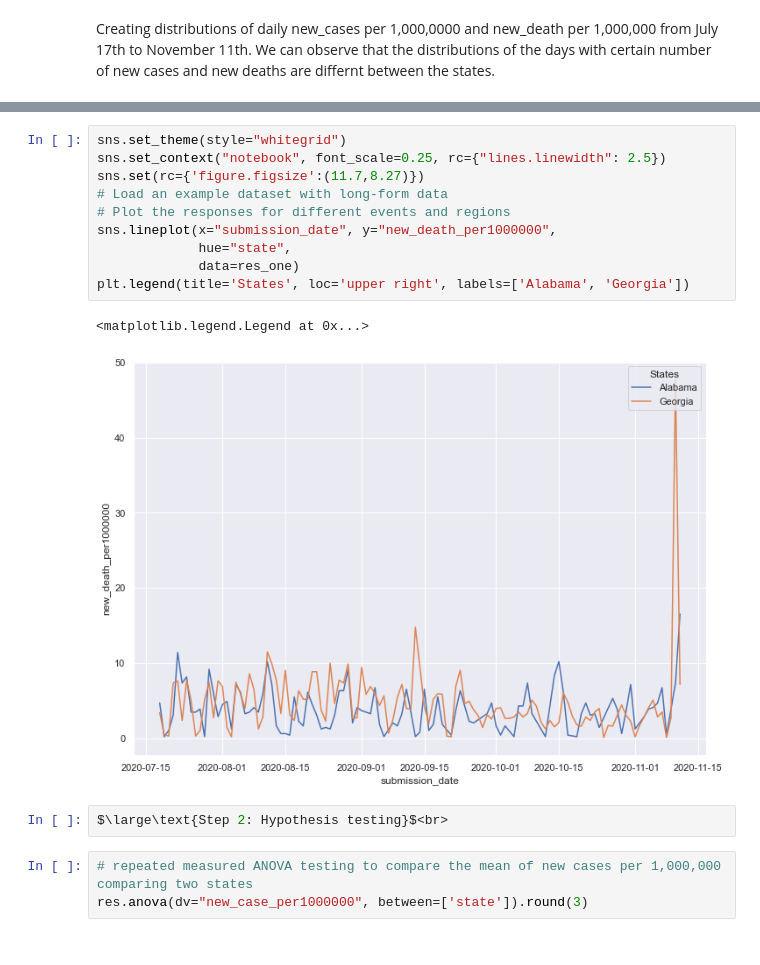
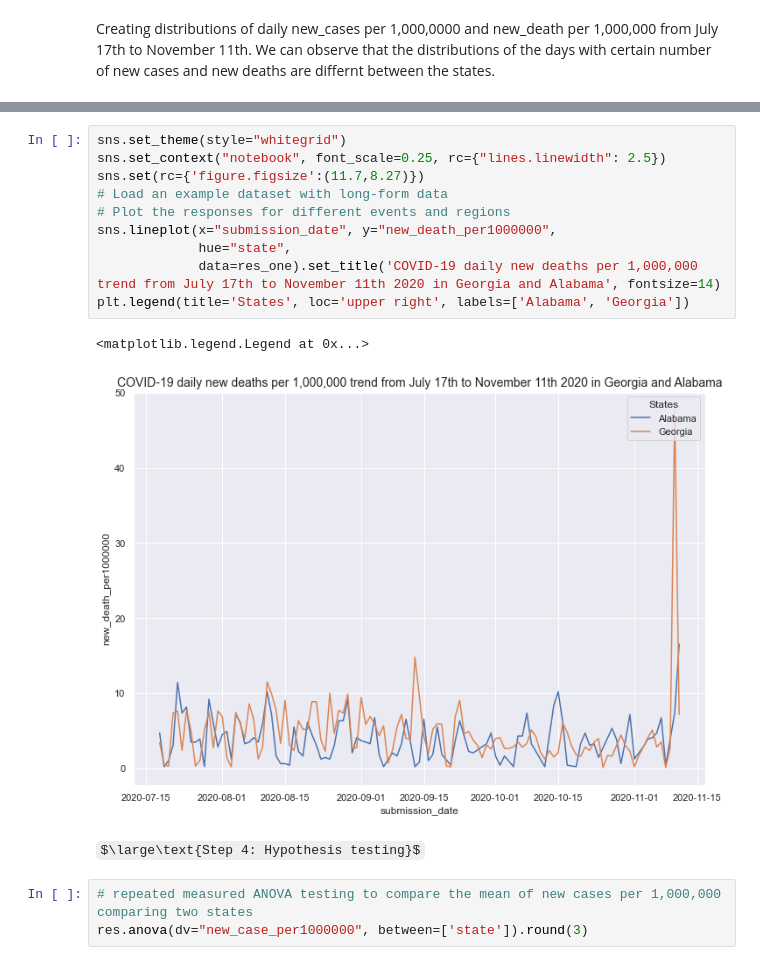
Before and after one commit to dibay/mask-wearing-policy-COVID-19-burden, a Jupyter notebook: Data-512-final.ipynb, the cells around one changed output, grey strips where cells are left out. Saved outputs shown, nothing was run; the diff lists cells and outputs as text; some formulas as TeX source.

```diff
--- a/Data-512-final.ipynb
+++ b/Data-512-final.ipynb
@@ -278,18 +284,18 @@ sns.lineplot(x="submission_date", y="new_case_per1000000",
 # %%
 sns.set_theme(style="whitegrid")
 sns.set_context("notebook", font_scale=0.25, rc={"lines.linewidth": 2.5})
 sns.set(rc={'figure.figsize':(11.7,8.27)})
 # Load an example dataset with long-form data
 # Plot the responses for different events and regions
 sns.lineplot(x="submission_date", y="new_death_per1000000",
              hue="state",
-             data=res_one)
+             data=res_one).set_title('COVID-19 daily new deaths per 1,000,000 trend from July 17th to November 11th 2020 in Georgia and Alabama', fontsize=14)
 plt.legend(title='States', loc='upper right', labels=['Alabama', 'Georgia'])
 # %% [output]
 <matplotlib.legend.Legend at 0x...>
-[figure, old version]
+[figure, new version]
-# %%
-$\large\text{Step 2: Hypothesis testing}$<br>
+# %% [markdown]
+$\large\text{Step 4: Hypothesis testing}$<br>
 # %%
 # repeated measured ANOVA testing to compare the mean of new cases per 1,000,000 comparing two states
 res.anova(dv="new_case_per1000000", between=['state']).round(3)
```
Also changed, not shown: parts of 8 cells of this notebook, 5 other files.
